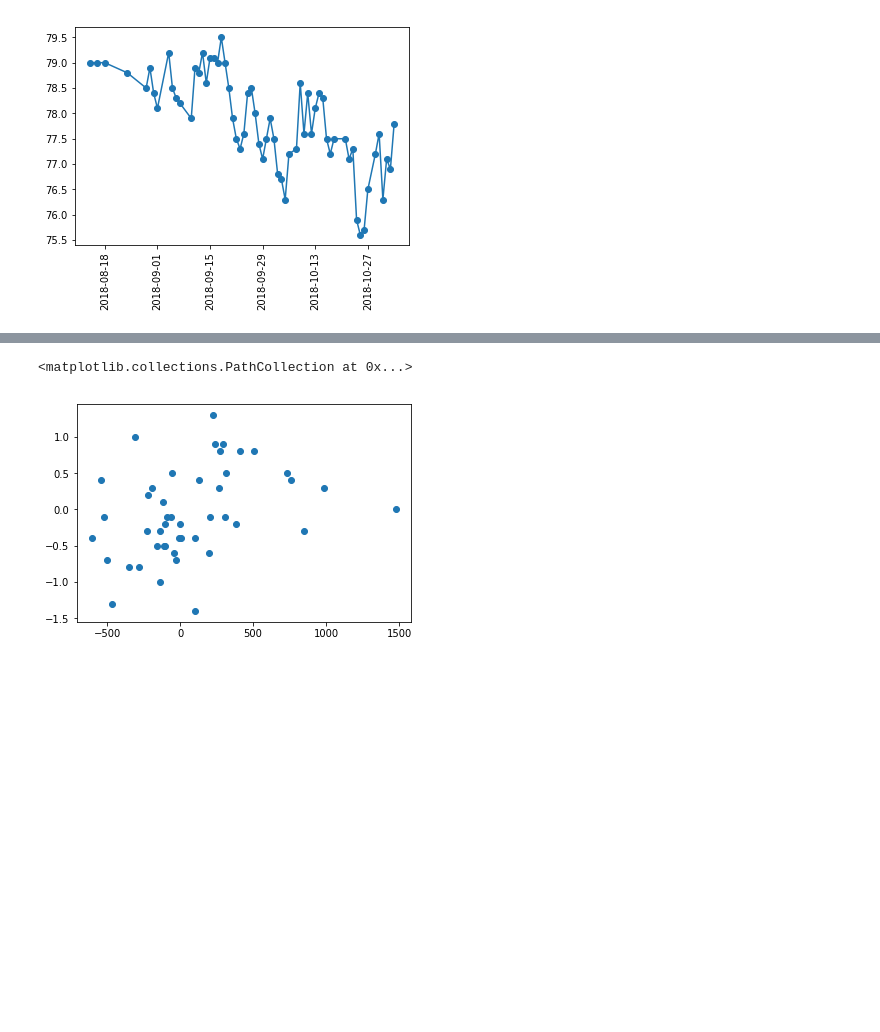
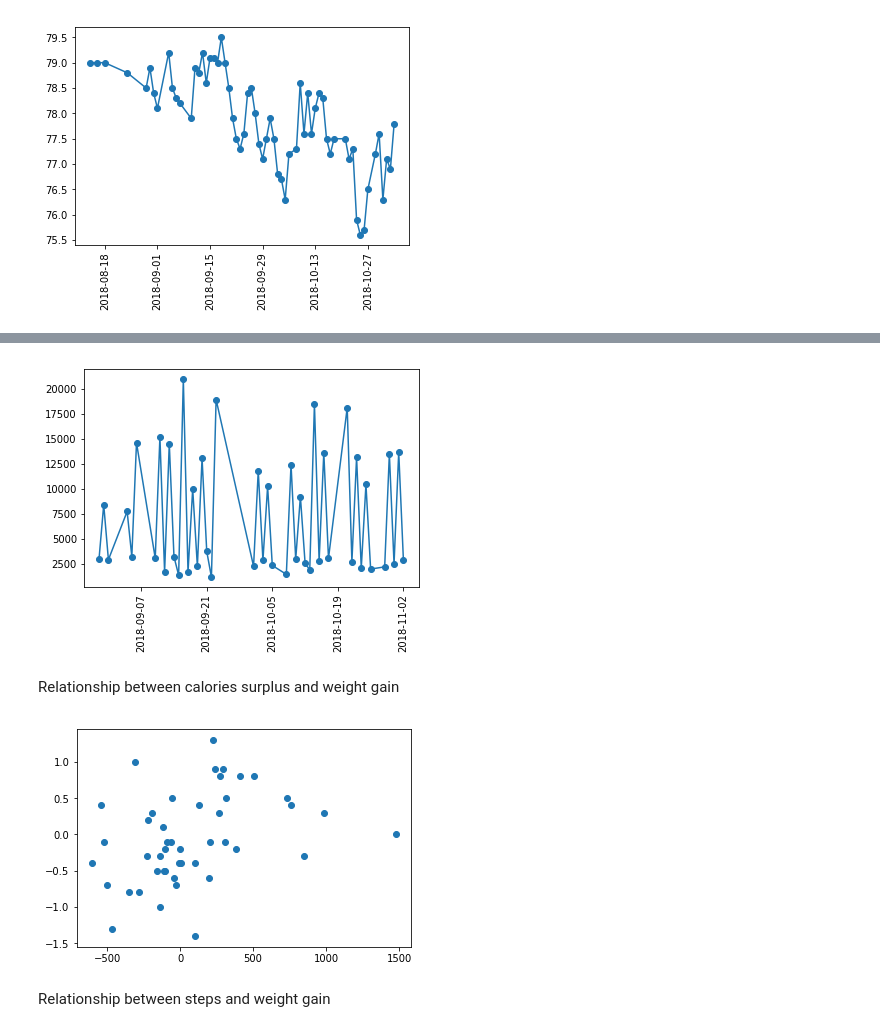
Before and after one commit to khanhnguyendata/logweight, a Jupyter notebook: logweight.ipynb, the cells around one changed output, grey strips where cells are left out. Drawn from its saved outputs; the diff is of its cells as text; code cells hidden in the pictures; blank space fills up the shorter version.

```diff
--- a/logweight.ipynb
+++ b/logweight.ipynb
@@ -108,6 +87,16 @@ df['Weight gain'].plot.hist()
+# %%
+plt.plot(df.index, df['step'], marker='o')
+plt.xticks(rotation=90)
+plt.show()
+# %% [output]
+[figure, added]
+# %% [markdown]
+Relationship between calories surplus and weight gain
 # %%
-plt.scatter(df['Calories surplus'], df['Weight gain'])
+plt.scatter(df['surplus'], df['weight_gain'])
+plt.show()
 # %% [output]
-<matplotlib.collections.PathCollection at 0x...>
 [figure]
+# %% [markdown]
+Relationship between steps and weight gain
 # %%
```
Also changed, not shown: parts of 40 cells of this notebook.
